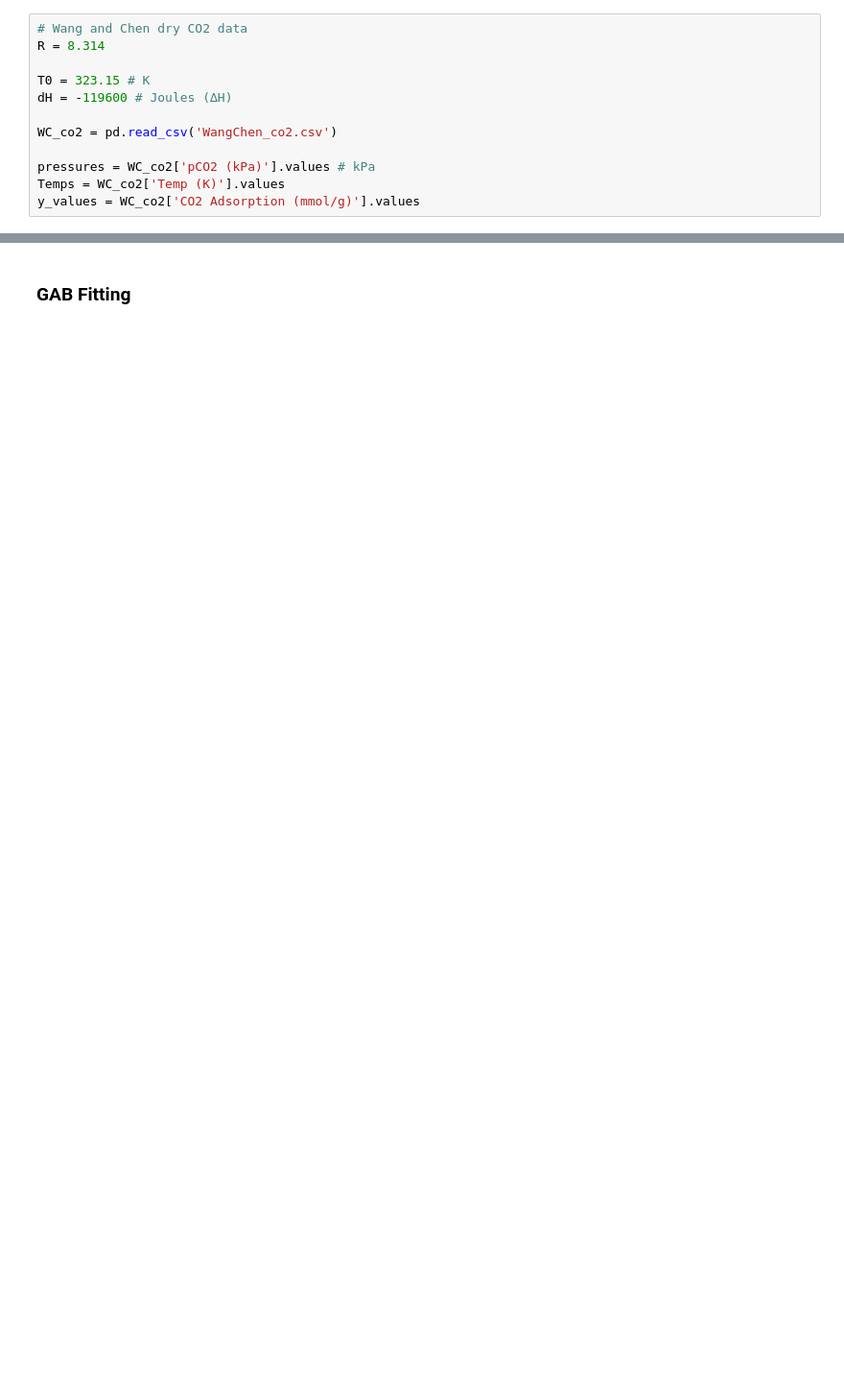
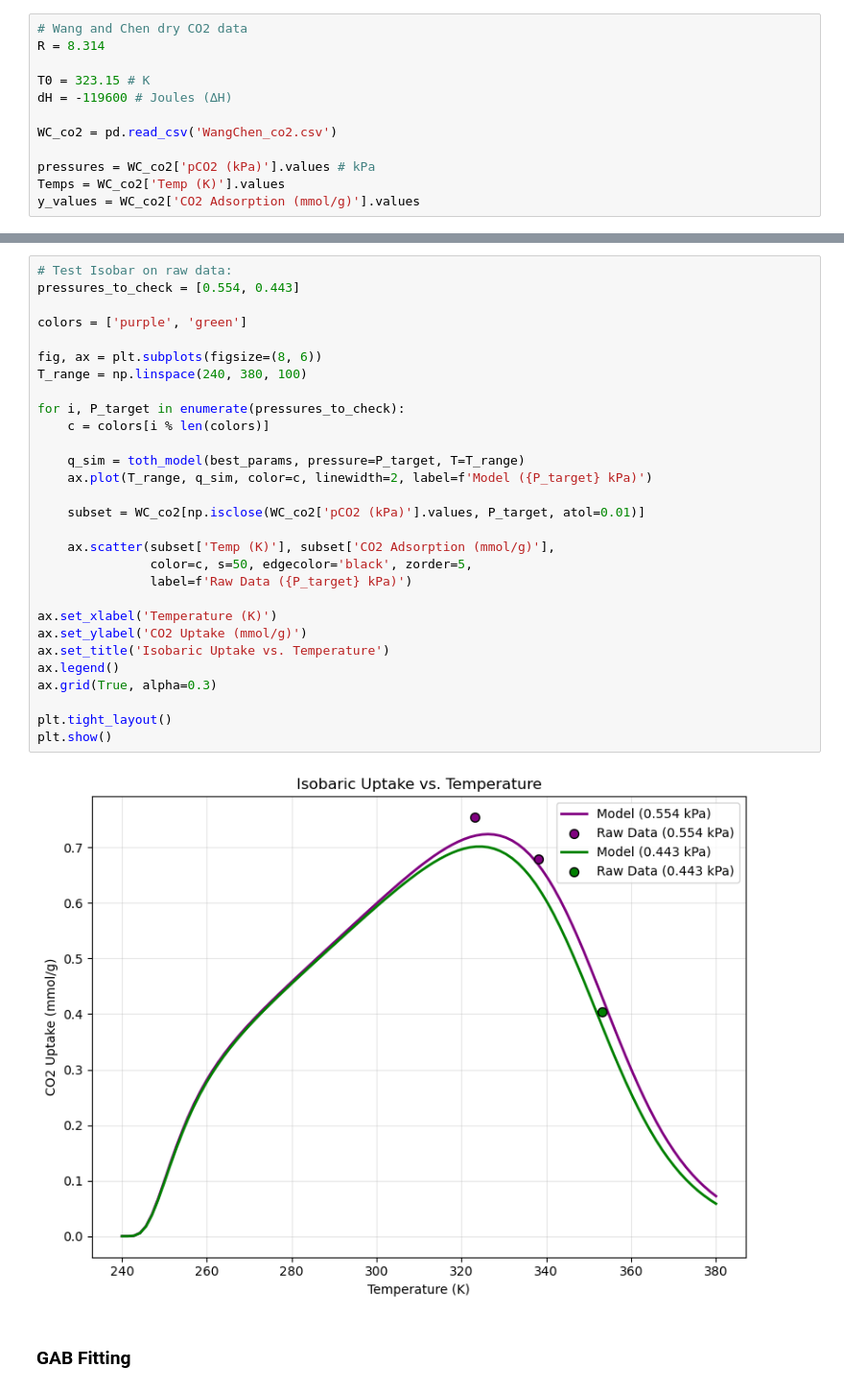
Before and after one commit to jenrpatterson/DAC-Project, a Jupyter notebook: In Progress/ParameterFit.ipynb, the cells around one changed output, grey strips where cells are left out. Shown at 96% size. Drawn from its saved outputs; the diff is of its cells as text; blank space fills up the shorter version.

```diff
--- a/In Progress/ParameterFit.ipynb
+++ b/In Progress/ParameterFit.ipynb
@@ -269,6 +295,37 @@ plt.tight_layout()
 plt.show()
 # %% [output]
 [figure]
+# %%
+# Test Isobar on raw data:
+pressures_to_check = [0.554, 0.443]
+
+colors = ['purple', 'green']
+
+fig, ax = plt.subplots(figsize=(8, 6))
+T_range = np.linspace(240, 380, 100)
+
+for i, P_target in enumerate(pressures_to_check):
+    c = colors[i % len(colors)]
+
+    q_sim = toth_model(best_params, pressure=P_target, T=T_range)
+    ax.plot(T_range, q_sim, color=c, linewidth=2, label=f'Model ({P_target} kPa)')
+
+    subset = WC_co2[np.isclose(WC_co2['pCO2 (kPa)'].values, P_target, atol=0.01)]
+
+    ax.scatter(subset['Temp (K)'], subset['CO2 Adsorption (mmol/g)'],
+               color=c, s=50, edgecolor='black', zorder=5,
+               label=f'Raw Data ({P_target} kPa)')
+
+ax.set_xlabel('Temperature (K)')
+ax.set_ylabel('CO2 Uptake (mmol/g)')
+ax.set_title('Isobaric Uptake vs. Temperature')
+ax.legend()
+ax.grid(True, alpha=0.3)
+
+plt.tight_layout()
+plt.show()
+# %% [output]
+[figure, added]
 # %% [markdown]
 ### GAB Fitting
 # %%
```
Also changed, not shown: parts of 22 cells of this notebook, 1 other file.
